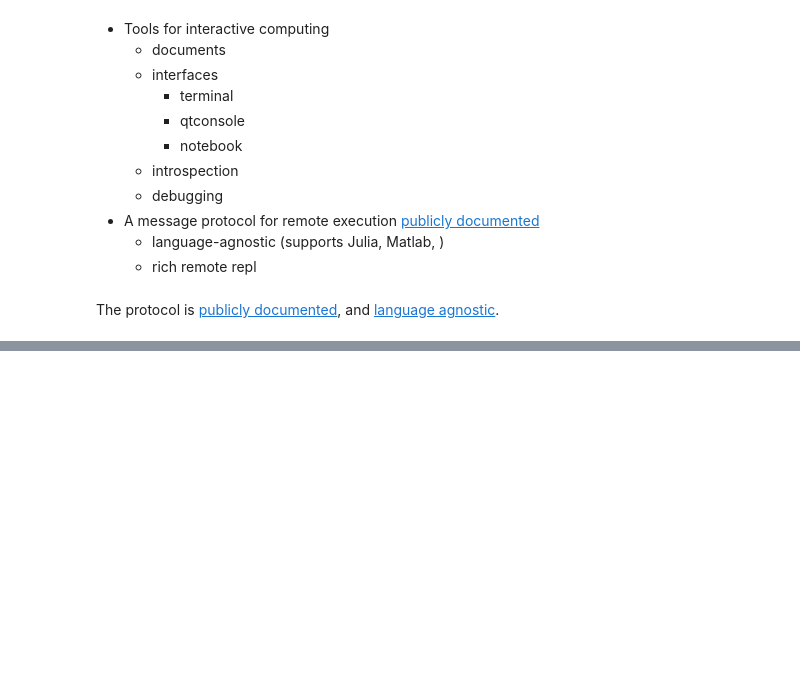
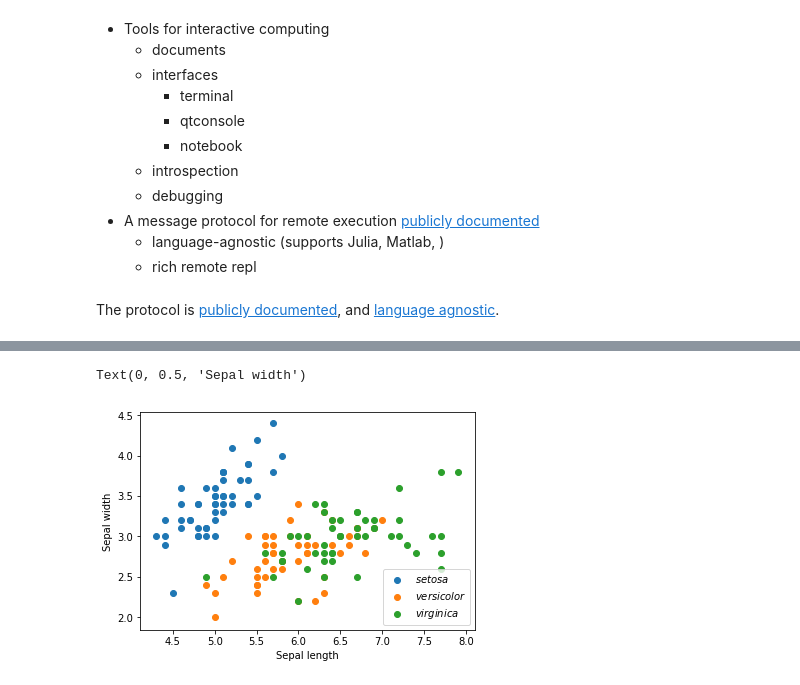
Before and after one commit to lardellin/didactic-bassoon, a Jupyter notebook: Introduction.ipynb, the cells around one changed output, grey strips where cells are left out. Saved outputs shown, nothing was run; the diff lists cells and outputs as text; code cells hidden in the pictures; blank space fills up the shorter version.

```diff
--- a/Introduction.ipynb
+++ b/Introduction.ipynb
@@ -237,0 +414,4 @@ def sum_of_lists(N):
+# %%
+iris = data('iris')
+print(iris['Species'].unique())
+iris.head()
@@ -237,0 +426,11 @@ def sum_of_lists(N):
+# %%
+%matplotlib inline
+for name, group in iris.groupby('Species'):
+    plt.scatter(group['Sepal.Length'], group['Sepal.Width'], label = r'$%s$'%name)
+
+plt.legend()
+plt.xlabel('Sepal length')
+plt.ylabel('Sepal width')
+# %% [output]
+Text(0, 0.5, 'Sepal width')
+[figure, added]
```
Also changed, not shown: parts of 48 cells of this notebook.
